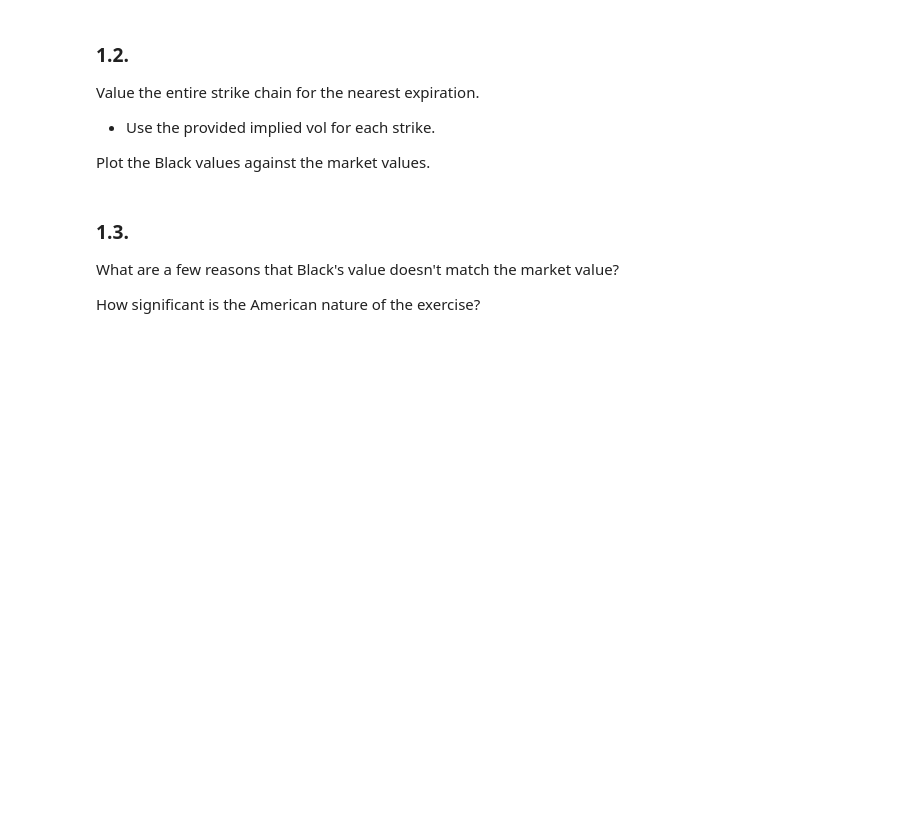
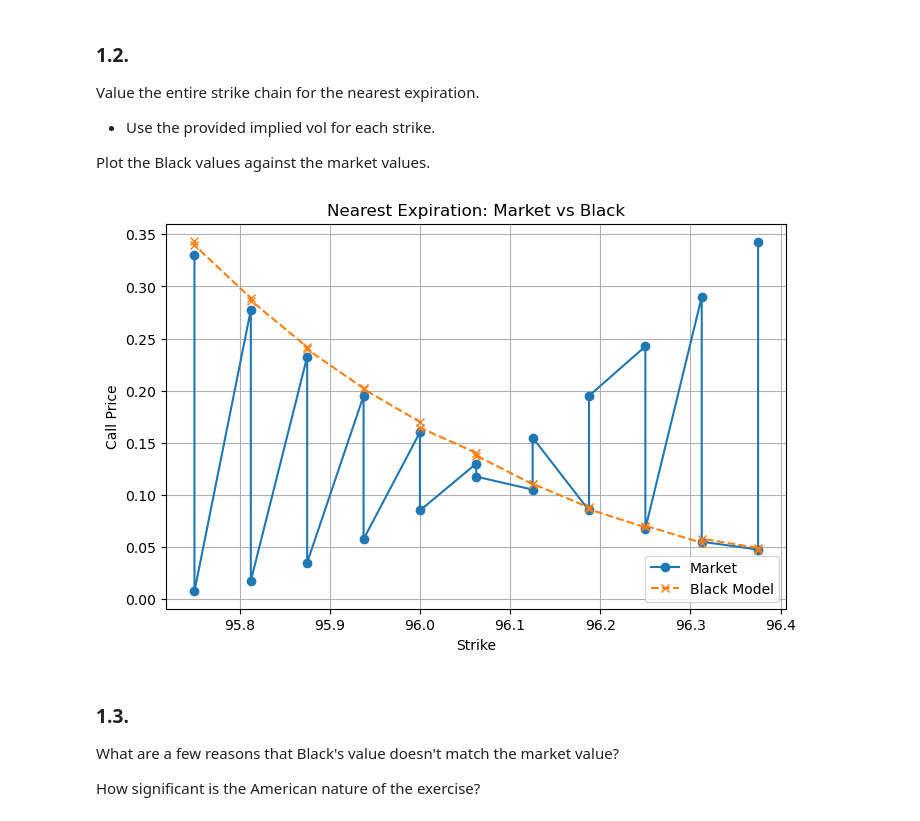
Before and after one commit to reecevdw/FINM-375-GROUP-A, a Jupyter notebook: hw1/E.6.1.%20Black's%20Formula%20for%20Options%20on%20Futures.ipynb, the cells around one changed output. Cells and saved outputs as stored; diff of their text form; code cells hidden in the pictures; blank space fills up the shorter version.

```diff
--- a/hw1/E.6.1.%20Black's%20Formula%20for%20Options%20on%20Futures.ipynb
+++ b/hw1/E.6.1.%20Black's%20Formula%20for%20Options%20on%20Futures.ipynb
@@ -203,6 +203,53 @@ Value the entire strike chain for the nearest expiration.
 * Use the provided implied vol for each strike.
 
 Plot the Black values against the market values.
+# %%
+import matplotlib.pyplot as plt
+
+spot_price = spot.loc['price', 'SFRZ5 Comdty']
+
+options_nearest = options.loc[
+    options['days to expiration'] == options['days to expiration'].min()
+].copy()
+
+options_nearest = options_nearest.sort_values('strike price')
+
+F_rate = 100.0 - spot_price
+
+strikes = []
+black_vals = []
+mkt_vals = []
+
+for _, opt in options_nearest.iterrows():
+    Kp = float(opt['strike price'])
+    sigma = float(opt['implied vol'])
+    T = float(opt["days to expiration"]) / 365.0
+
+    r = float(opt['finance rate'])
+    DF = np.exp(-r*T)
+
+    K_rate = 100.0 - Kp
+
+    px = black76_call_put(F_rate, K_rate, T, sigma, DF)
+
+    call_black = float(px['put'].iloc[0])
+    call_mkt = float(opt['price'])
+
+    strikes.append(Kp)
+    black_vals.append(call_black)
+    mkt_vals.append(call_mkt)
+
+plt.figure(figsize=(8,5))
+plt.plot(strikes, mkt_vals, 'o-', label='Market')
+plt.plot(strikes, black_vals, 'x--', label='Black Model')
+plt.xlabel("Strike")
+plt.ylabel("Call Price")
+plt.title("Nearest Expiration: Market vs Black")
+plt.grid(True)
+plt.legend()
+plt.show()
+# %% [output]
+[figure, added]
 # %% [markdown]
 ### 1.3.
 
```
Also changed, not shown: 1 other file.
